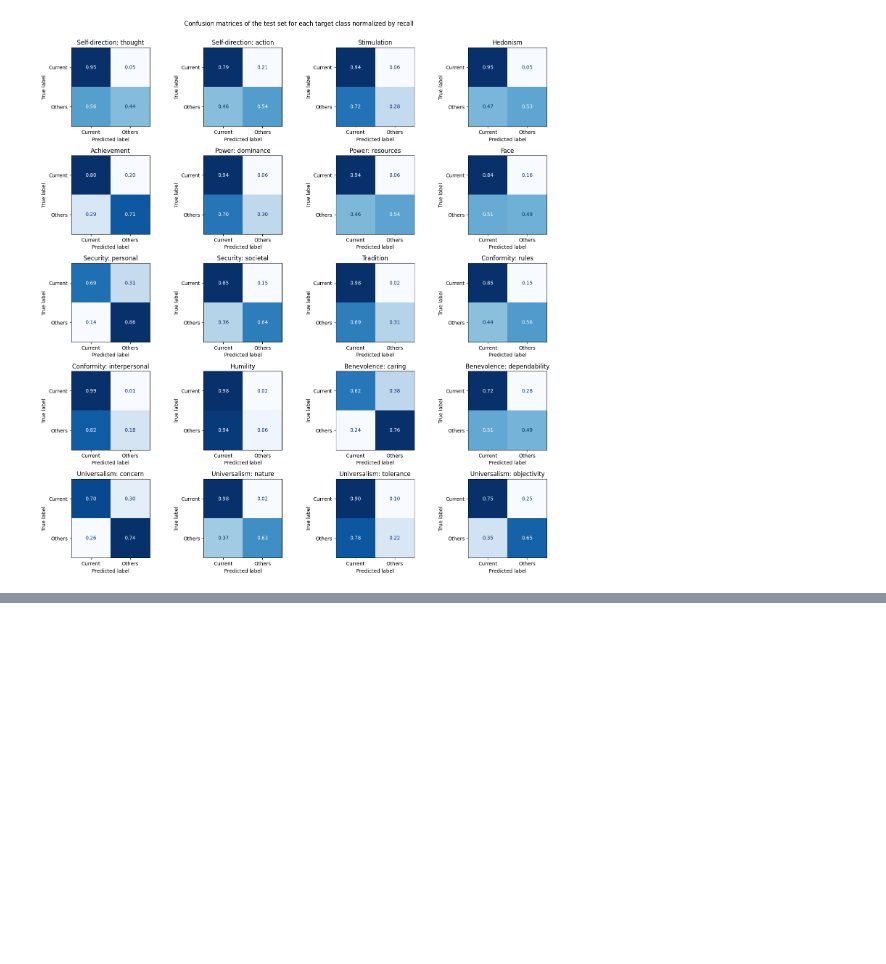
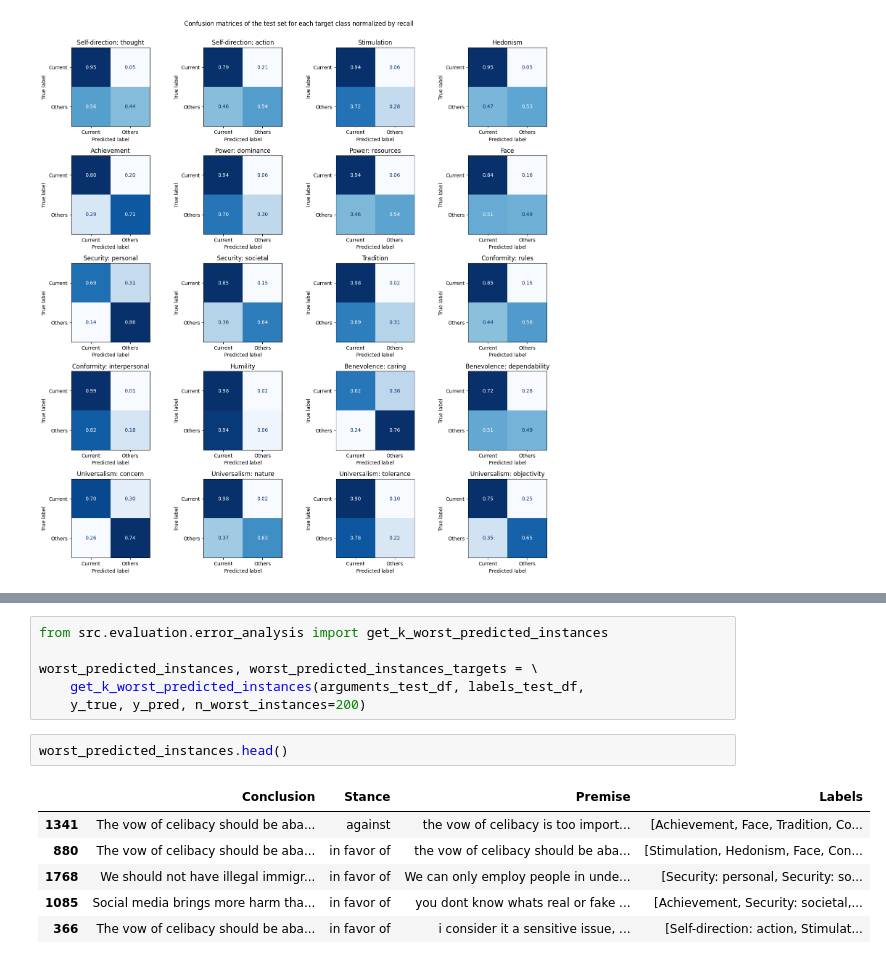
Before and after one commit to RiccardoSpolaor/NLP-project, a Jupyter notebook: 04 Main Model.ipynb, the cells around one changed output, grey strips where cells are left out. Cells and saved outputs as stored; diff of their text form; blank space fills up the shorter version.

```diff
--- a/04 Main Model.ipynb
+++ b/04 Main Model.ipynb
@@ -378,0 +385,15 @@ plot_confusion_matrices(y_true, y_pred, TARGETS, 'test', normalize_by='recall')
+# %%
+from src.evaluation.error_analysis import get_k_worst_predicted_instances
+
+worst_predicted_instances, worst_predicted_instances_targets = \
+    get_k_worst_predicted_instances(arguments_test_df, labels_test_df,
+    y_true, y_pred, n_worst_instances=200)
+# %%
+worst_predicted_instances.head()
+# %% [output]
+|  | Conclusion | Stance | Premise | Labels |
+| 1341 | The vow of celibacy should be aba... | against | the vow of celibacy is too import... | [Achievement, Face, Tradition, Co... |
+| 880 | The vow of celibacy should be aba... | in favor of | the vow of celibacy should be aba... | [Stimulation, Hedonism, Face, Con... |
+| 1768 | We should not have illegal immigr... | in favor of | We can only employ people in unde... | [Security: personal, Security: so... |
+| 1085 | Social media brings more harm tha... | in favor of | you dont know whats real or fake ... | [Achievement, Security: societal,... |
+| 366 | The vow of celibacy should be aba... | in favor of | i consider it a sensitive issue, ... | [Self-direction: action, Stimulat... |
```
Also changed, not shown: parts of 7 cells of this notebook, 2 other files.
